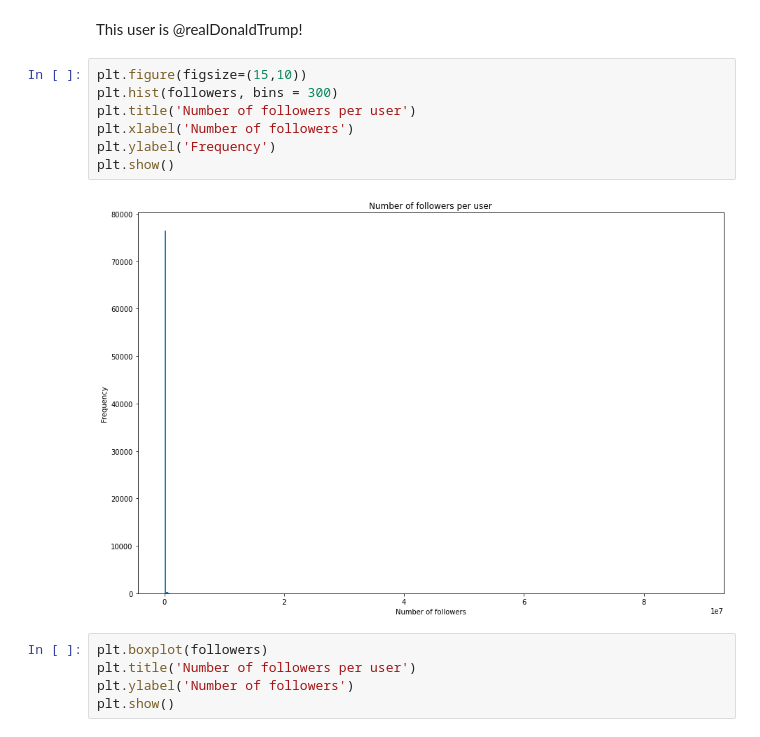
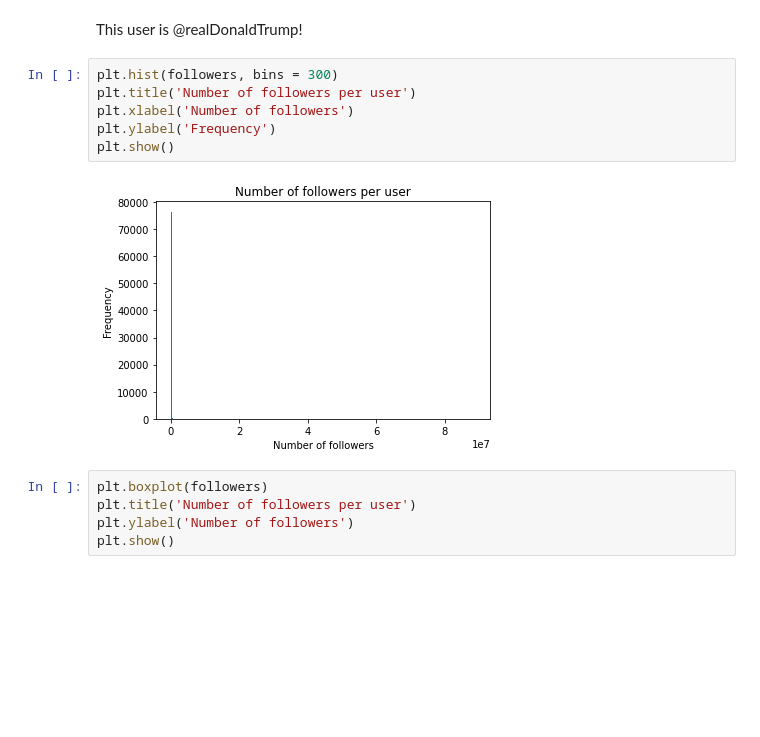
Before and after one commit to EduardVergesFranch/COVID_SEARCHENGINE, a Jupyter notebook: search_engine/data_acquisition/Data_Analysis.ipynb, the cells around one changed output. Drawn from its saved outputs; the diff is of its cells as text; blank space fills up the shorter version.

```diff
--- a/search_engine/data_acquisition/Data_Analysis.ipynb
+++ b/search_engine/data_acquisition/Data_Analysis.ipynb
@@ -130,14 +130,13 @@ df_tweets[df_tweets['followers_count'] == 88870927]
 # %% [markdown]
 This user is @realDonaldTrump!
 # %%
-plt.figure(figsize=(15,10))
 plt.hist(followers, bins = 300)
 plt.title('Number of followers per user')
 plt.xlabel('Number of followers')
 plt.ylabel('Frequency')
 plt.show()
 # %% [output]
-[figure, old version]
+[figure, new version]
 # %%
 plt.boxplot(followers)
 plt.title('Number of followers per user')
```
Also changed, not shown: parts of 1 cell of this notebook.
